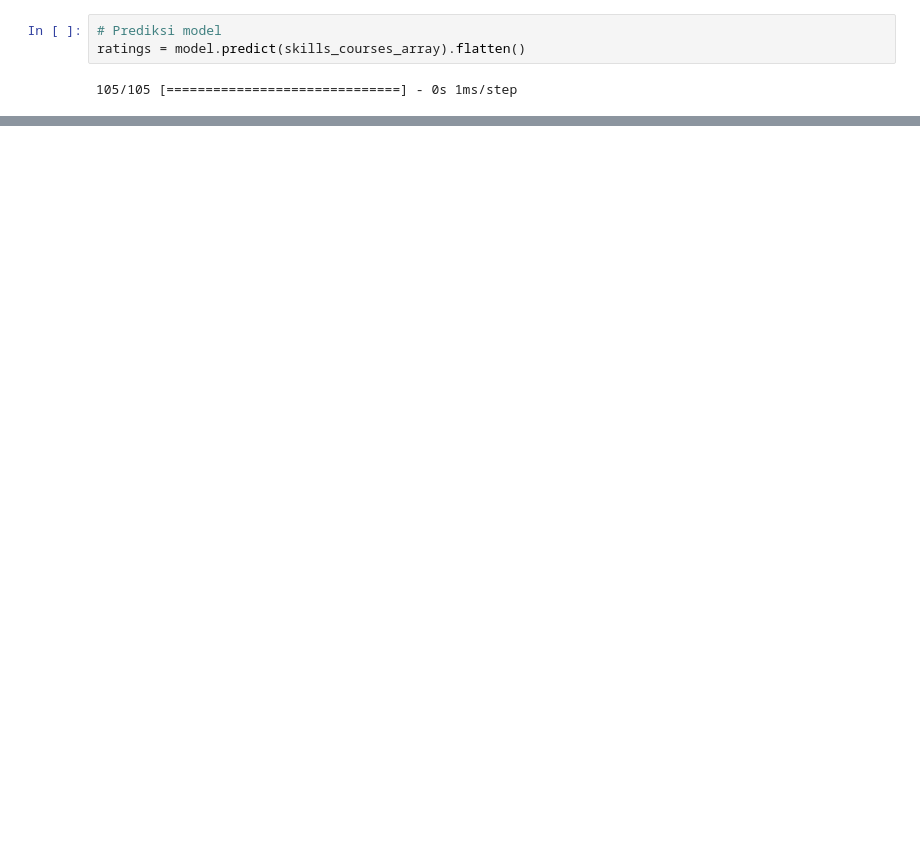
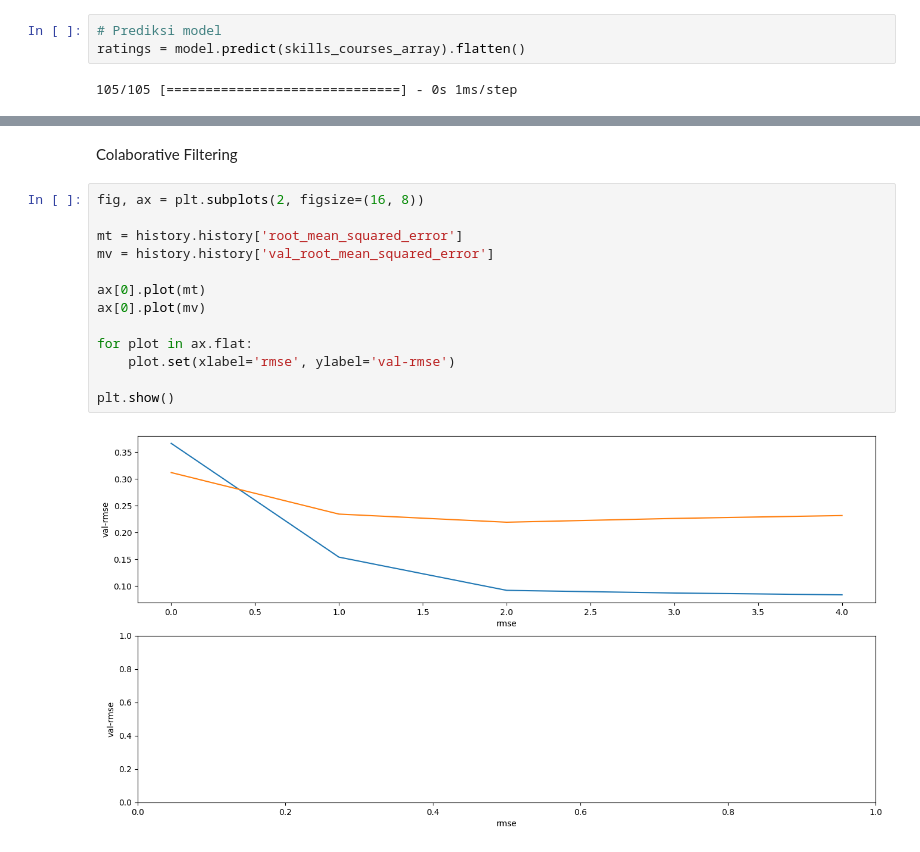
Before and after one commit to nikofebrianur/Machine-Learning-Terapan, a Jupyter notebook: subs2_recommendation/Proyek_Kedua_Machine_Learning_Terapan_Coursera_Courses_Content_Based_Recommender.ipynb, the cells around one changed output, grey strips where cells are left out. Drawn from its saved outputs; the diff is of its cells as text; blank space fills up the shorter version.

```diff
--- a/subs2_recommendation/Proyek_Kedua_Machine_Learning_Terapan_Coursera_Courses_Content_Based_Recommender.ipynb
+++ b/subs2_recommendation/Proyek_Kedua_Machine_Learning_Terapan_Coursera_Courses_Content_Based_Recommender.ipynb
@@ -659,3 +766,20 @@ ratings = model.predict(skills_courses_array).flatten()
+# %% [markdown]
+Colaborative Filtering
+# %%
+fig, ax = plt.subplots(2, figsize=(16, 8))
+
+mt = history.history['root_mean_squared_error']
+mv = history.history['val_root_mean_squared_error']
+
+ax[0].plot(mt)
+ax[0].plot(mv)
+
+for plot in ax.flat:
+    plot.set(xlabel='rmse', ylabel='val-rmse')
+
+plt.show()
+# %% [output]
+[figure, added]
 # %%
 top_ratings_indices = ratings.argsort()[-10:][::-1]
 recommended_course_ids = [
```
Also changed, not shown: parts of 32 cells of this notebook, 1 other file.
